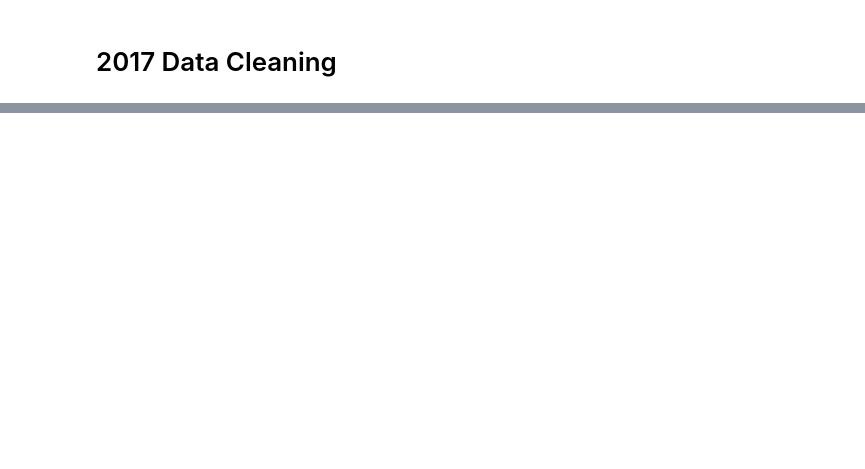
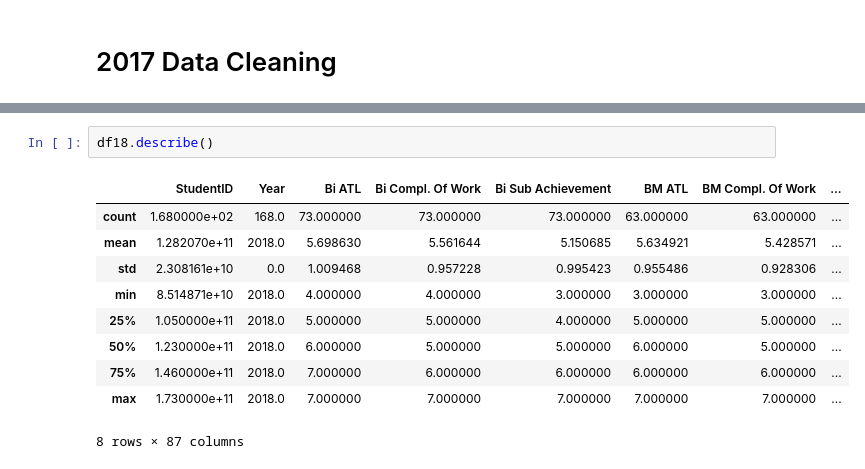
Before and after one commit to siti-alawiyah/ibresultprediction, a Jupyter notebook: Exploratory_Data_Analysis_1_0.ipynb, the cells around one changed output, grey strips where cells are left out. Drawn from its saved outputs; the diff is of its cells as text; blank space fills up the shorter version.

```diff
--- a/Exploratory_Data_Analysis_1_0.ipynb
+++ b/Exploratory_Data_Analysis_1_0.ipynb
@@ -252,0 +277,13 @@ list(df17.select_dtypes(include='object').columns)
+# %%
+df18.describe()
+# %% [output]
+|  | StudentID | Year | Bi ATL | Bi Compl. Of Work | Bi Sub Achievement | BM ATL | BM Compl. Of Work | ... |
+| count | 1.680000e+02 | 168.0 | 73.000000 | 73.000000 | 73.000000 | 63.000000 | 63.000000 | ... |
+| mean | 1.282070e+11 | 2018.0 | 5.698630 | 5.561644 | 5.150685 | 5.634921 | 5.428571 | ... |
+| std | 2.308161e+10 | 0.0 | 1.009468 | 0.957228 | 0.995423 | 0.955486 | 0.928306 | ... |
+| min | 8.514871e+10 | 2018.0 | 4.000000 | 4.000000 | 3.000000 | 3.000000 | 3.000000 | ... |
+| 25% | 1.050000e+11 | 2018.0 | 5.000000 | 5.000000 | 4.000000 | 5.000000 | 5.000000 | ... |
+| 50% | 1.230000e+11 | 2018.0 | 6.000000 | 5.000000 | 5.000000 | 6.000000 | 5.000000 | ... |
+| 75% | 1.460000e+11 | 2018.0 | 7.000000 | 6.000000 | 6.000000 | 6.000000 | 6.000000 | ... |
+| max | 1.730000e+11 | 2018.0 | 7.000000 | 7.000000 | 7.000000 | 7.000000 | 7.000000 | ... |
+8 rows × 87 columns
```
Also changed, not shown: parts of 17 cells of this notebook.
